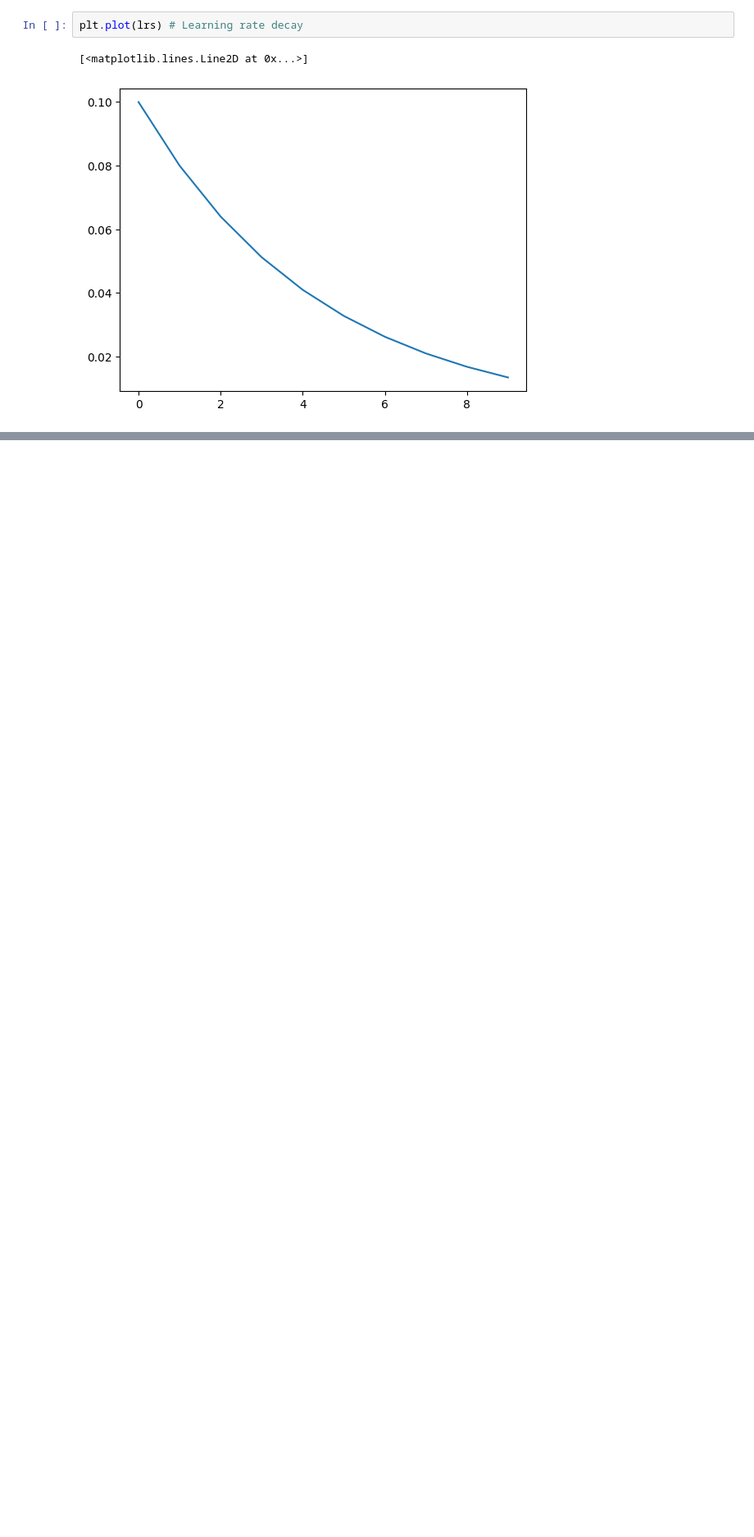
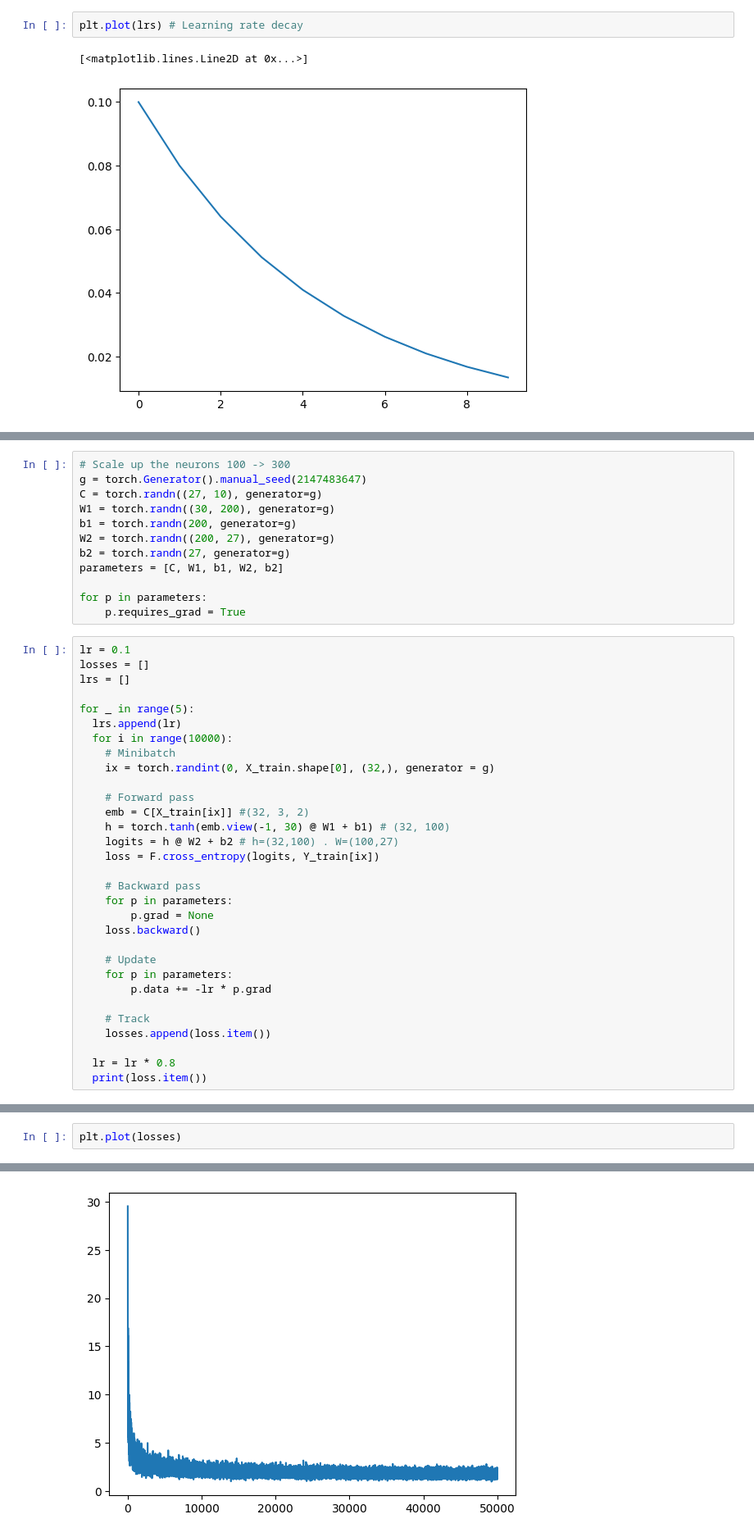
Before and after one commit to burakemretetik/makemore, a Jupyter notebook: makemore_mlp.ipynb, the cells around one changed output, grey strips where cells are left out. Shown: that part at 82% size. Saved outputs shown, nothing was run; the diff lists cells and outputs as text; blank space fills up the shorter version.

```diff
--- a/makemore_mlp.ipynb
+++ b/makemore_mlp.ipynb
@@ -404,0 +407,43 @@ tensor(2.5844, grad_fn=<NllLossBackward0>)
+# %%
+# Scale up the neurons 100 -> 300
+g = torch.Generator().manual_seed(2147483647)
+C = torch.randn((27, 10), generator=g)
+W1 = torch.randn((30, 200), generator=g)
+b1 = torch.randn(200, generator=g)
+W2 = torch.randn((200, 27), generator=g)
+b2 = torch.randn(27, generator=g)
+parameters = [C, W1, b1, W2, b2]
+
+for p in parameters:
+    p.requires_grad = True
+# %%
+lr = 0.1
+losses = []
+lrs = []
+
+for _ in range(5):
+  lrs.append(lr)
+  for i in range(10000):
+    # Minibatch
+    ix = torch.randint(0, X_train.shape[0], (32,), generator = g)
+
+    # Forward pass
+    emb = C[X_train[ix]] #(32, 3, 2)
+    h = torch.tanh(emb.view(-1, 30) @ W1 + b1) # (32, 100)
+    logits = h @ W2 + b2 # h=(32,100) . W=(100,27)
+    loss = F.cross_entropy(logits, Y_train[ix])
+
+    # Backward pass
+    for p in parameters:
+        p.grad = None
+    loss.backward()
+
+    # Update
+    for p in parameters:
+        p.data += -lr * p.grad
+
+    # Track
+    losses.append(loss.item())
+
+  lr = lr * 0.8
+  print(loss.item())
@@ -404,0 +465,3 @@ tensor(2.5844, grad_fn=<NllLossBackward0>)
+# %%
+plt.plot(losses)
+# %% [output]
@@ -404,0 +469 @@ tensor(2.5844, grad_fn=<NllLossBackward0>)
+[figure, added]
```
Also changed, not shown: parts of 12 cells of this notebook.
